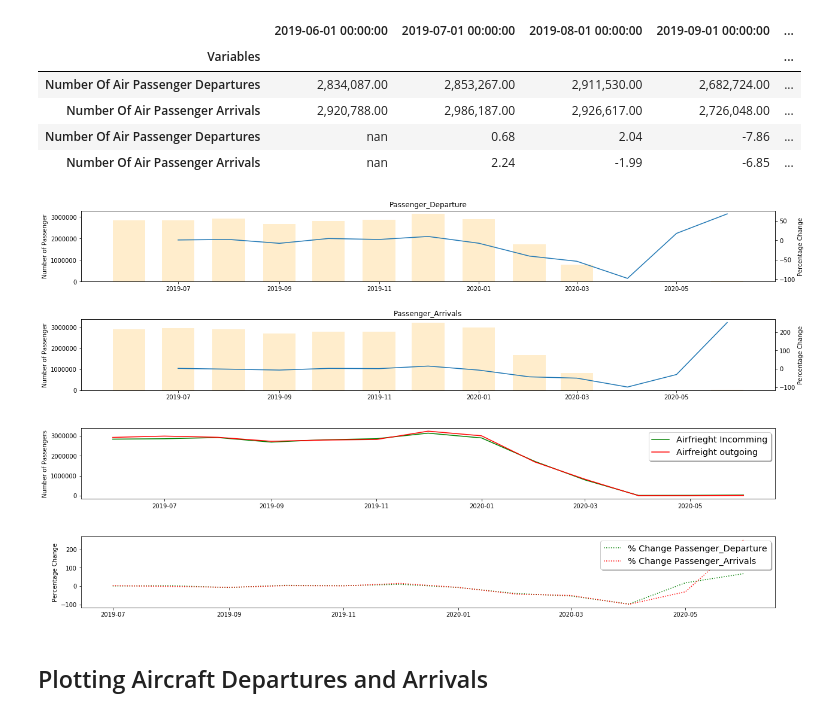
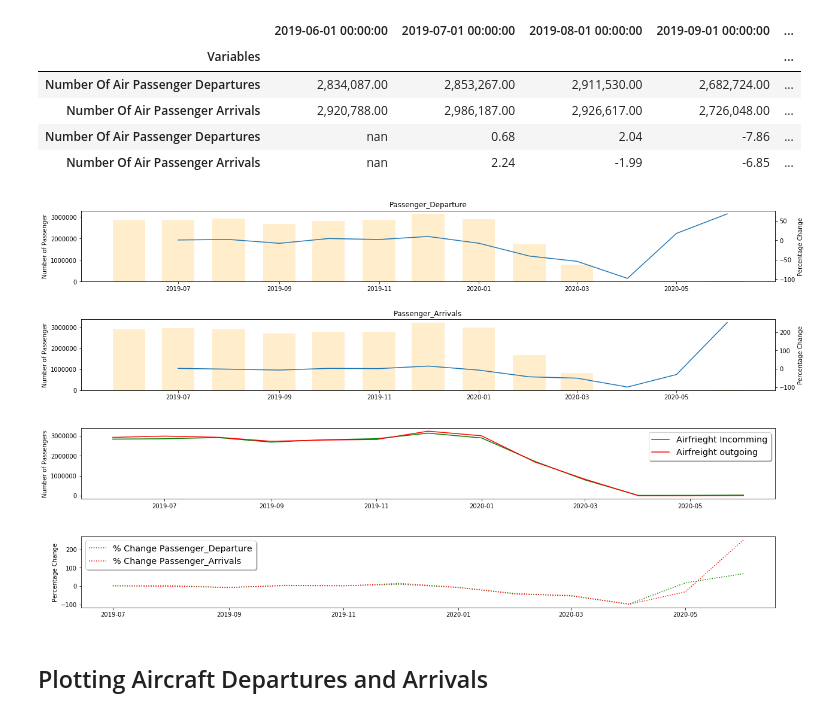
Before and after one commit to BarnabasLim/Air-Traffic-Management, a Jupyter notebook: Week 1/Singapore Air Transportation Growth Neat.ipynb, the cells around one changed output. Drawn from its saved outputs; the diff is of its cells as text; code cells hidden in the pictures.

Commit message:
improve graphs legends

```diff
--- a/Week 1/Singapore Air Transportation Growth Neat.ipynb
+++ b/Week 1/Singapore Air Transportation Growth Neat.ipynb
@@ -149,35 +153,35 @@ ax2.plot(list_df2[n].loc['Number Of Air Passenger Departures',:].pct_change()*10
 
 ax1.bar(list_df2[n].columns,list_df2[n].loc['Number Of Air Passenger Departures'] ,width=20, alpha=0.2, color='orange')
 ax2.grid(b=False)
 ax1.set_title(list_name[n])
 ax1.set_ylabel('Number of Passenger')
 ax2.set_ylabel('Percentage Change')
 
 #Plot 2 :Passenger_Arrivals
 ax4 = ax3.twinx()  # set up the 2nd axis
 ax4.plot(list_df2[m].loc['Number Of Air Passenger Arrivals',:].pct_change()*100) #plot the Revenue on axis #1
 
 ax3.bar(list_df2[m].columns,list_df2[m].loc['Number Of Air Passenger Arrivals'] ,width=20, alpha=0.2, color='orange')
 ax4.grid(b=False)
 ax3.set_title(list_name[m])
 ax3.set_ylabel('Number of Passenger')
 ax4.set_ylabel('Percentage Change')
 
 #Plot 3 :Passenger_Departure/Arrivals
 ax5.plot(list_df2[n].loc['Number Of Air Passenger Departures'],'g',label='Airfrieght Incomming') #plot the Revenue on axis #1
 ax5.plot(list_df2[m].loc['Number Of Air Passenger Arrivals'],'r',label='Airfreight outgoing') #plot the Revenue on axis #1
 
 #Plot 4 :% Change Passenger_Departure/Arrivals
 ax7.plot(list_df2[n].loc['Number Of Air Passenger Departures',:].pct_change()*100,'g:',label='% Change '+ list_name[n])
 ax7.plot(list_df2[m].loc['Number Of Air Passenger Arrivals',:].pct_change()*100,'r:',label='% Change '+ list_name[m])
 
 ax5.set_ylabel('Number of Passengers')
 ax7.set_ylabel('Percentage Change')
 legend = ax5.legend(loc='upper right', shadow=True, fontsize='x-large')
-legend = ax7.legend(loc='upper right', shadow=True, fontsize='x-large')
+legend = ax7.legend(loc='upper left', shadow=True, fontsize='x-large')
 fig.tight_layout(pad=3.0)
 # %% [output]
-[figure, old version]
+[figure, new version]
 # %% [markdown]
 ## Plotting Aircraft Departures and Arrivals
 # %%
```
Also changed, not shown: parts of 2 cells of this notebook.
